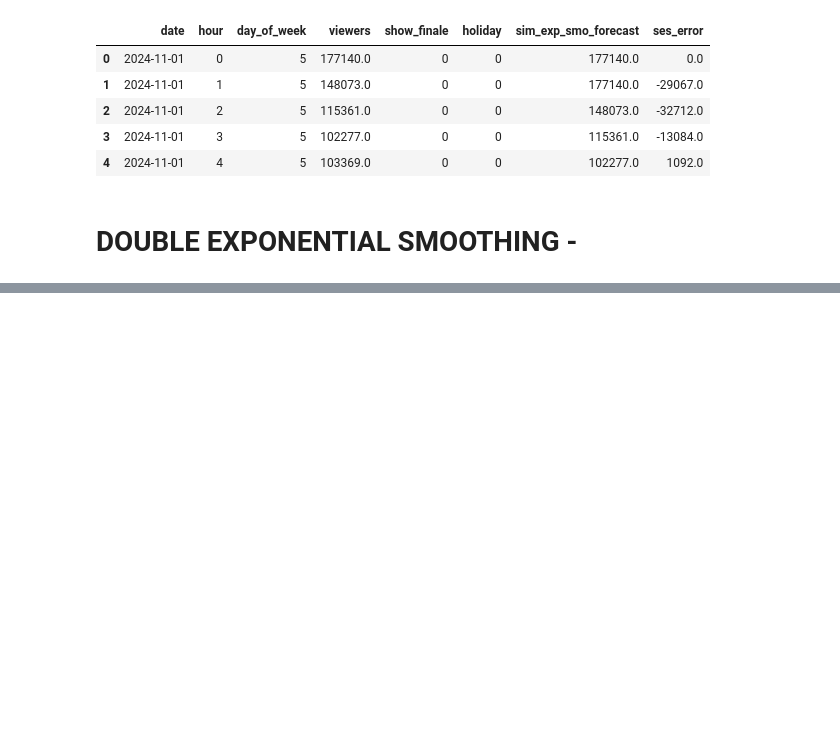
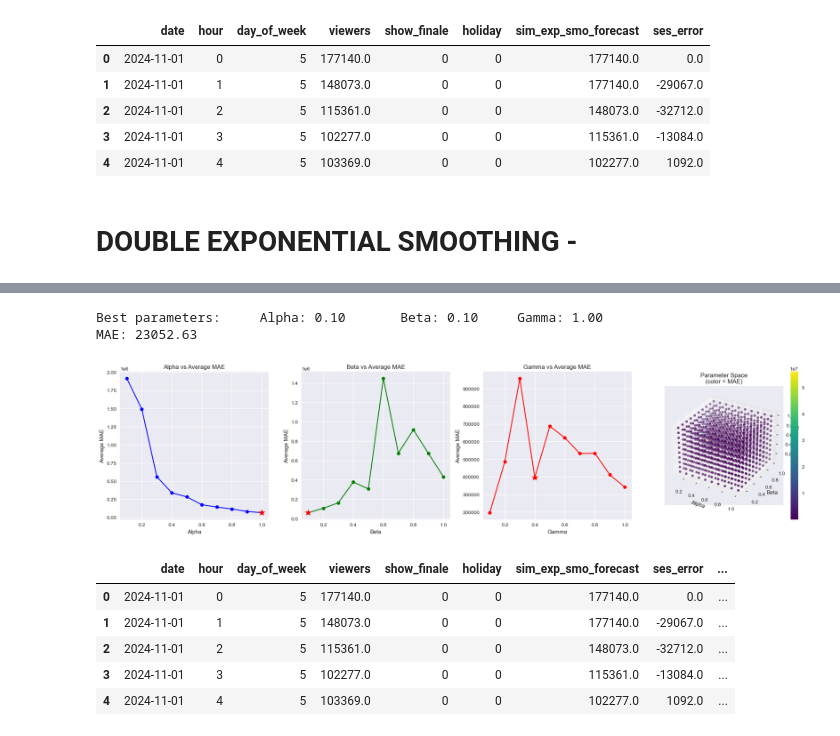
Before and after one commit to akshat-karwa/viewership_forecasting, a Jupyter notebook: analysis.ipynb, the cells around one changed output, grey strips where cells are left out. Drawn from its saved outputs; the diff is of its cells as text; code cells hidden in the pictures; blank space fills up the shorter version.

```diff
--- a/analysis.ipynb
+++ b/analysis.ipynb
@@ -165,0 +270,53 @@ S = [viewers_data['viewers']iloc[i] / (sum(viewers_data['viewers'][:seasonal_per
+# %%
+def plot_parameter_combinations(results_data):
+    fig = plt.figure(figsize=(20, 5))
+    for i, param in enumerate(['alpha', 'beta', 'gamma']):
+        ax = fig.add_subplot(141 + i)
+        param_mae = results_data.groupby(param)['MAE'].mean()
+        ax.plot(param_mae.index, param_mae.values, ['b-o','g-o','r-o'][i])
+        ax.set(xlabel=param.capitalize(), ylabel='Average MAE', title=f'{param.capitalize()} vs Average MAE')
+        if param == 'gamma':
+            best_value = 0.4
+            corresponding_mae = param_mae.loc[0.4]
+            ax.plot(best_value, corresponding_mae, 'r*', markersize=15)
+        else:
+            ax.plot(param_mae.idxmin(), param_mae.min(), 'r*', markersize=15)
+    scatter = fig.add_subplot(144, projection='3d').scatter(results_data['alpha'], results_data['beta'], results_data['gamma'], c=results_data['MAE'], cmap='viridis')
+    fig.axes[-1].set(xlabel='Alpha', ylabel='Beta', zlabel='Gamma', title='Parameter Space\n(color = MAE)')
+    fig.colorbar(scatter)
+    plt.tight_layout()
+    plt.show()
+# %%
+alphas = np.arange(0.1, 1.1, 0.1)
+betas = np.arange(0.1, 1.1, 0.1)
+gammas = np.arange(0.1, 1.1, 0.1)
+seasonal_period = 168
+results = []
+for alpha, beta, gamma in product(alphas, betas, gammas):
+    params = (alpha, beta, gamma, seasonal_period)
+    forecast = triple_exponential_smoothing(viewers_data['viewers'], params)
+    mae = np.mean(abs(viewers_data['viewers'] - forecast))
+    results.append({'alpha': alpha, 'beta': beta, 'gamma': gamma, 'MAE': mae})
+
+results_data = pd.DataFrame(results)
+best_params = results_data.loc[results_data['MAE'].idxmin()]
+print(f"Best parameters:     Alpha: {best_params['alpha']:.2f}       Beta: {best_params['beta']:.2f}     Gamma: {best_params['gamma']:.2f}")
+print(f"MAE: {best_params['MAE']:.2f}")
+
+plot_parameter_combinations(results_data)
+
+params = (best_params['alpha'], best_params['beta'], best_params['gamma'], seasonal_period)
+viewers_data["tri_exp_smo_forecast"] = triple_exponential_smoothing(viewers_data['viewers'], params)
+viewers_data["tes_error"] = viewers_data['viewers'] - viewers_data["tri_exp_smo_forecast"]
+triple_exponential_smoothing_MAE = np.mean(abs(viewers_data['tes_error']))
+viewers_data.head()
+# %% [output]
+Best parameters:     Alpha: 0.10       Beta: 0.10     Gamma: 1.00
+MAE: 23052.63
+[figure, added]
+|  | date | hour | day_of_week | viewers | show_finale | holiday | sim_exp_smo_forecast | ses_error | ... |
+| 0 | 2024-11-01 | 0 | 5 | 177140.0 | 0 | 0 | 177140.0 | 0.0 | ... |
+| 1 | 2024-11-01 | 1 | 5 | 148073.0 | 0 | 0 | 177140.0 | -29067.0 | ... |
+| 2 | 2024-11-01 | 2 | 5 | 115361.0 | 0 | 0 | 148073.0 | -32712.0 | ... |
+| 3 | 2024-11-01 | 3 | 5 | 102277.0 | 0 | 0 | 115361.0 | -13084.0 | ... |
+| 4 | 2024-11-01 | 4 | 5 | 103369.0 | 0 | 0 | 102277.0 | 1092.0 | ... |
```
Also changed, not shown: parts of 22 cells of this notebook, 6 other files.
